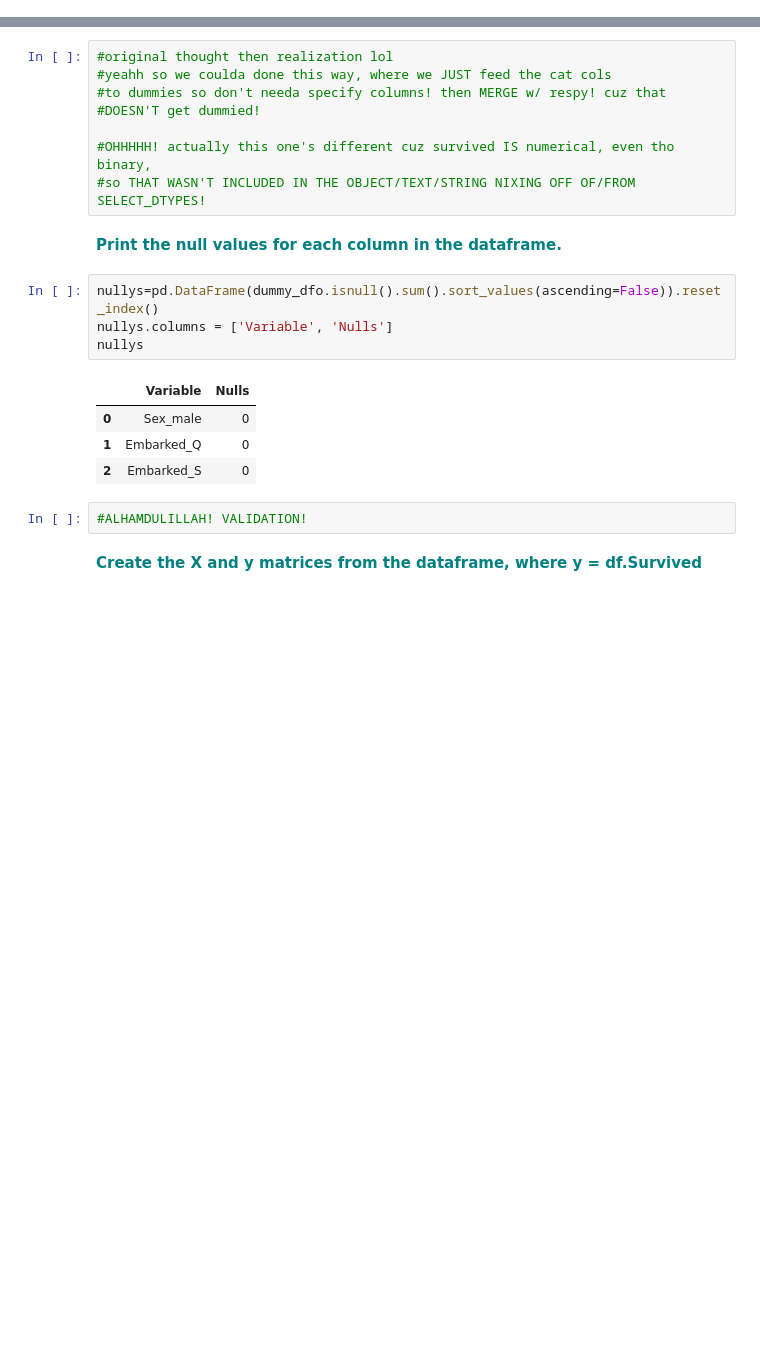
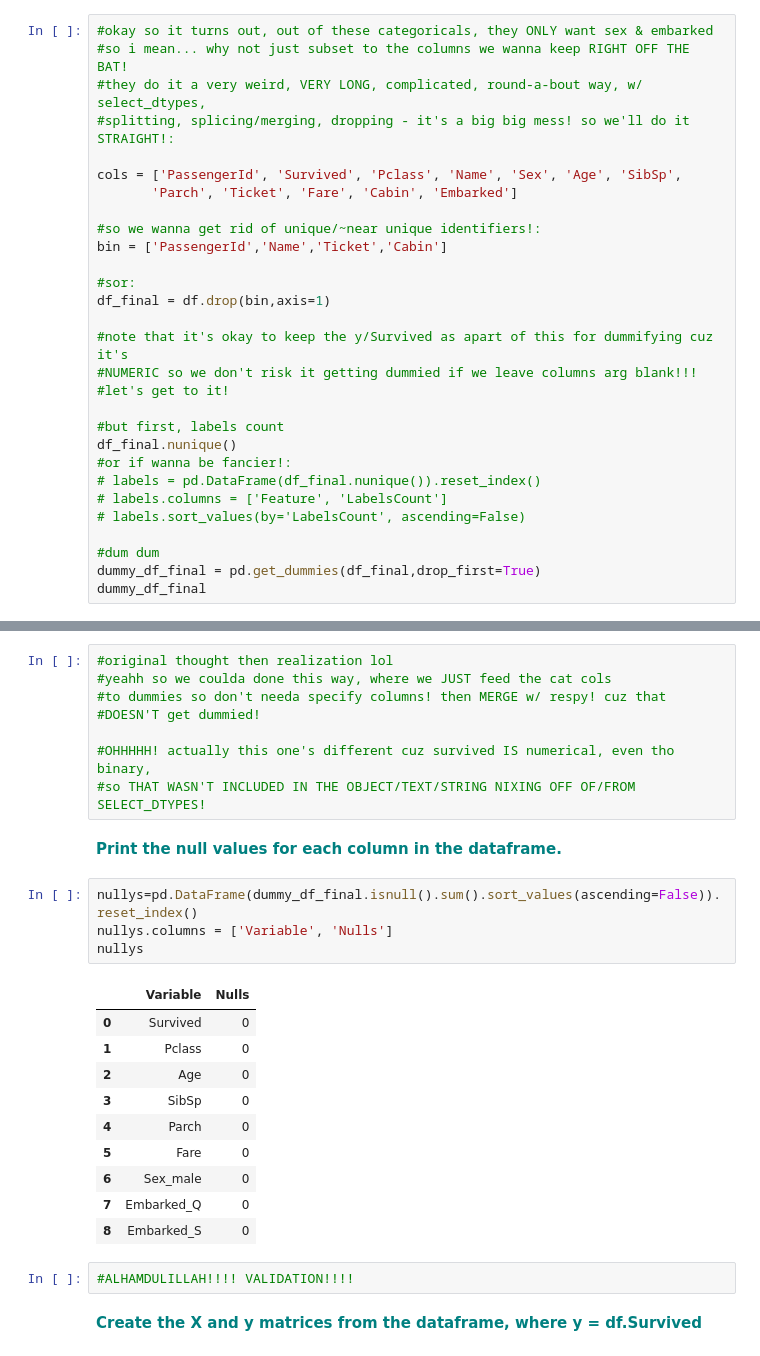
Before and after one commit to shawn-munir/springboard-data-science, a Jupyter notebook: Case Study/Gradient Boosting/Gradient Boosting Case Study/Gradient Boosting Case Study - Working Copy.ipynb, the cells around one changed output, grey strips where cells are left out. Saved outputs shown, nothing was run; the diff lists cells and outputs as text; blank space fills up the shorter version.

```diff
--- a/Case Study/Gradient Boosting/Gradient Boosting Case Study/Gradient Boosting Case Study - Working Copy.ipynb
+++ b/Case Study/Gradient Boosting/Gradient Boosting Case Study/Gradient Boosting Case Study - Working Copy.ipynb
@@ -254,0 +266,29 @@ Index(['Name', 'Sex', 'Ticket', 'Cabin', 'Embarked'], dtype='object')
+# %%
+#okay so it turns out, out of these categoricals, they ONLY want sex & embarked
+#so i mean... why not just subset to the columns we wanna keep RIGHT OFF THE BAT!
+#they do it a very weird, VERY LONG, complicated, round-a-bout way, w/ select_dtypes,
+#splitting, splicing/merging, dropping - it's a big big mess! so we'll do it STRAIGHT!:
+
+cols = ['PassengerId', 'Survived', 'Pclass', 'Name', 'Sex', 'Age', 'SibSp',
+       'Parch', 'Ticket', 'Fare', 'Cabin', 'Embarked']
+
+#so we wanna get rid of unique/~near unique identifiers!:
+bin = ['PassengerId','Name','Ticket','Cabin']
+
+#sor:
+df_final = df.drop(bin,axis=1)
+
+#note that it's okay to keep the y/Survived as apart of this for dummifying cuz it's
+#NUMERIC so we don't risk it getting dummied if we leave columns arg blank!!!
+#let's get to it!
+
+#but first, labels count
+df_final.nunique()
+#or if wanna be fancier!:
+# labels = pd.DataFrame(df_final.nunique()).reset_index()
+# labels.columns = ['Feature', 'LabelsCount']
+# labels.sort_values(by='LabelsCount', ascending=False)
+
+#dum dum
+dummy_df_final = pd.get_dummies(df_final,drop_first=True)
+dummy_df_final
@@ -449,16 +573,22 @@ Name: Ticket, Length: 147, dtype: int64
 # %% [markdown]
 **<font color='teal'>Print the null values for each column in the dataframe.</font>**
 # %%
-nullys=pd.DataFrame(dummy_dfo.isnull().sum().sort_values(ascending=False)).reset_index()
+nullys=pd.DataFrame(dummy_df_final.isnull().sum().sort_values(ascending=False)).reset_index()
 nullys.columns = ['Variable', 'Nulls']
 nullys
 # %% [output]
 |  | Variable | Nulls |
-| 0 | Sex_male | 0 |
-| 1 | Embarked_Q | 0 |
-| 2 | Embarked_S | 0 |
+| 0 | Survived | 0 |
+| 1 | Pclass | 0 |
+| 2 | Age | 0 |
+| 3 | SibSp | 0 |
+| 4 | Parch | 0 |
+| 5 | Fare | 0 |
+| 6 | Sex_male | 0 |
+| 7 | Embarked_Q | 0 |
+| 8 | Embarked_S | 0 |
 # %%
-#ALHAMDULILLAH! VALIDATION!
+#ALHAMDULILLAH!!!! VALIDATION!!!!
 # %% [markdown]
 **<font color='teal'>Create the X and y matrices from the dataframe, where y = df.Survived </font>**
 # %%
```
Also changed, not shown: parts of 45 cells of this notebook.
